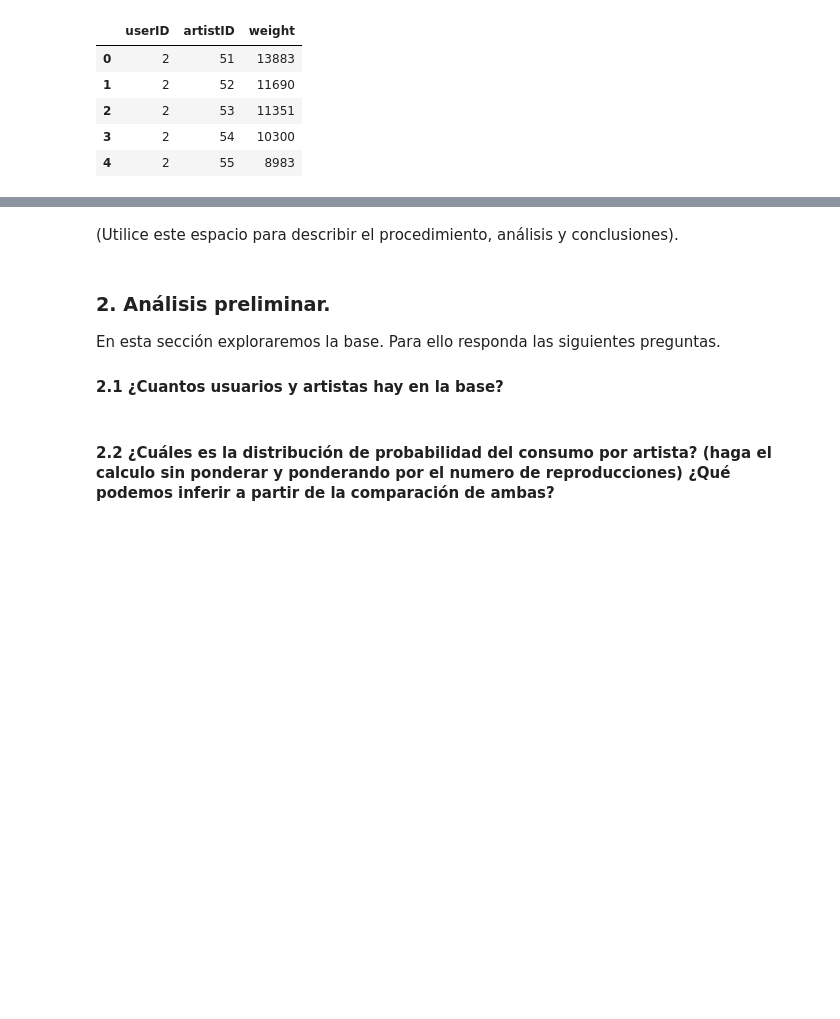
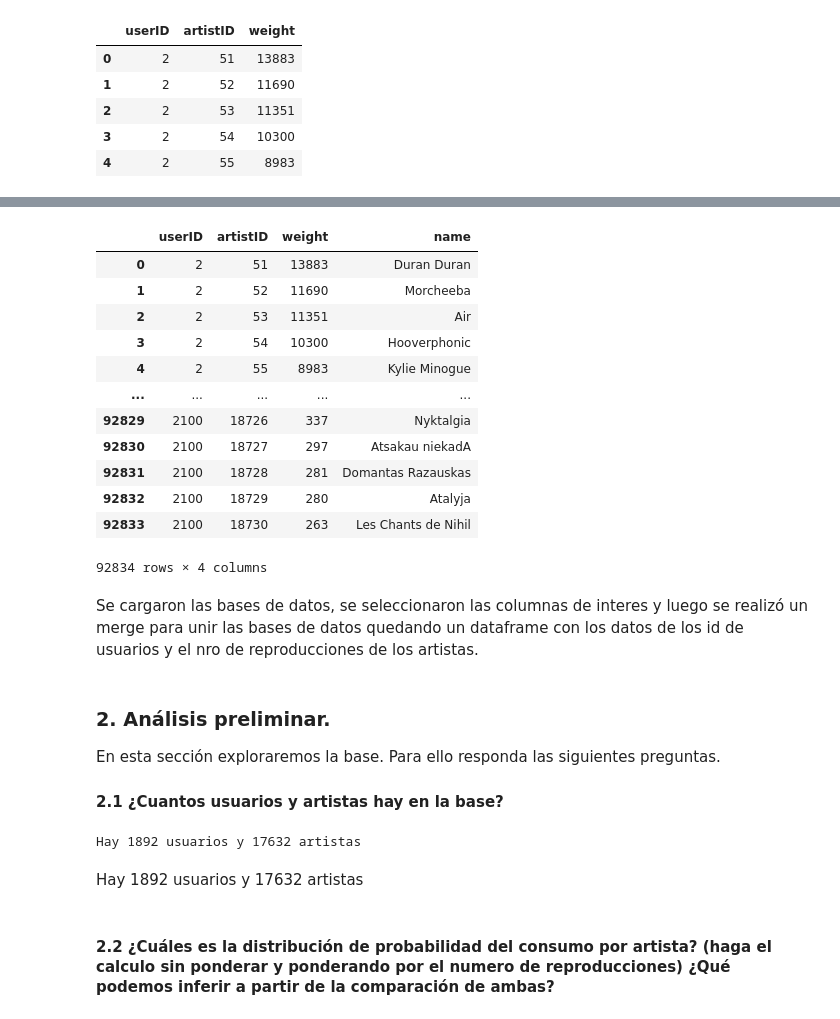
Before and after one commit to sebastian23escobar/Aprendizaje_no_supervisado, a Jupyter notebook: Taller3/S5_LC_Taller_Colab.ipynb, the cells around one changed output, grey strips where cells are left out. Saved outputs shown, nothing was run; the diff lists cells and outputs as text; code cells hidden in the pictures; blank space fills up the shorter version.

```diff
--- a/Taller3/S5_LC_Taller_Colab.ipynb
+++ b/Taller3/S5_LC_Taller_Colab.ipynb
@@ -59,4 +59,5 @@ user_artist.head()
 | 3 | 2 | 54 | 10300 |
 | 4 | 2 | 55 | 8983 |
 # %%
-# Modificamos la base de datos
+# Modificamos la base de datos para preservar solo las columnas id y name
+artist = artist[['id', 'name']]
@@ -63,11 +78,37 @@ user_artist.head()
+# %%
+df = pd.merge(user_artist, artist, left_on='artistID', right_on='id', how='inner')
+df = df[['userID', 'artistID',  'weight', "name"]]
+df
+# %% [output]
+|  | userID | artistID | weight | name |
+| 0 | 2 | 51 | 13883 | Duran Duran |
+| 1 | 2 | 52 | 11690 | Morcheeba |
+| 2 | 2 | 53 | 11351 | Air |
+| 3 | 2 | 54 | 10300 | Hooverphonic |
+| 4 | 2 | 55 | 8983 | Kylie Minogue |
+| ... | ... | ... | ... | ... |
+| 92829 | 2100 | 18726 | 337 | Nyktalgia |
+| 92830 | 2100 | 18727 | 297 | Atsakau niekadA |
+| 92831 | 2100 | 18728 | 281 | Domantas Razauskas |
+| 92832 | 2100 | 18729 | 280 | Atalyja |
+| 92833 | 2100 | 18730 | 263 | Les Chants de Nihil |
+92834 rows × 4 columns
 # %% [markdown]
-(Utilice este espacio para describir el procedimiento, análisis y conclusiones).
+Se cargaron las bases de datos, se seleccionaron las columnas de interes y luego se realizó un merge para unir las bases de datos quedando un dataframe con los datos de los id de usuarios y el nro de reproducciones de los artistas.
 # %% [markdown]
 ### 2. Análisis preliminar.
 
 En esta sección exploraremos la base. Para ello responda las siguientes preguntas.
 
 #### 2.1 ¿Cuantos usuarios y artistas hay en la base?
+# %%
+nusuarios = df['userID'].nunique()
+nartistas = df['artistID'].nunique()
+print('Hay', nusuarios, 'usuarios y', nartistas, 'artistas')
+# %% [output]
+Hay 1892 usuarios y 17632 artistas
+# %% [markdown]
+Hay 1892 usuarios y 17632 artistas
 # %% [markdown]
 
 #### 2.2 ¿Cuáles es la distribución de probabilidad del consumo por artista? (haga el calculo sin ponderar y ponderando por el numero de reproducciones) ¿Qué podemos inferir a partir de la comparación de ambas?
```
Also changed, not shown: parts of 1 cell of this notebook.
